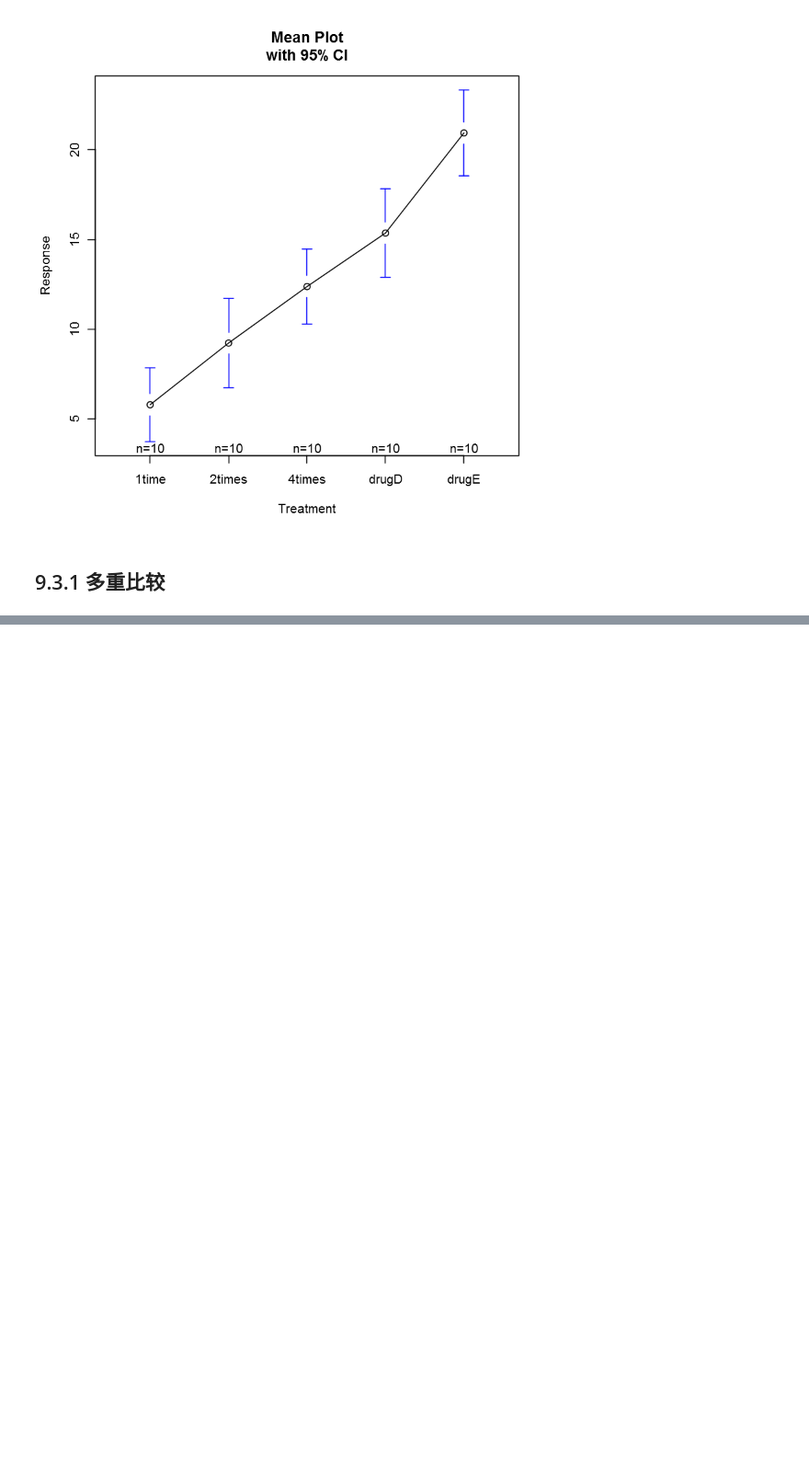
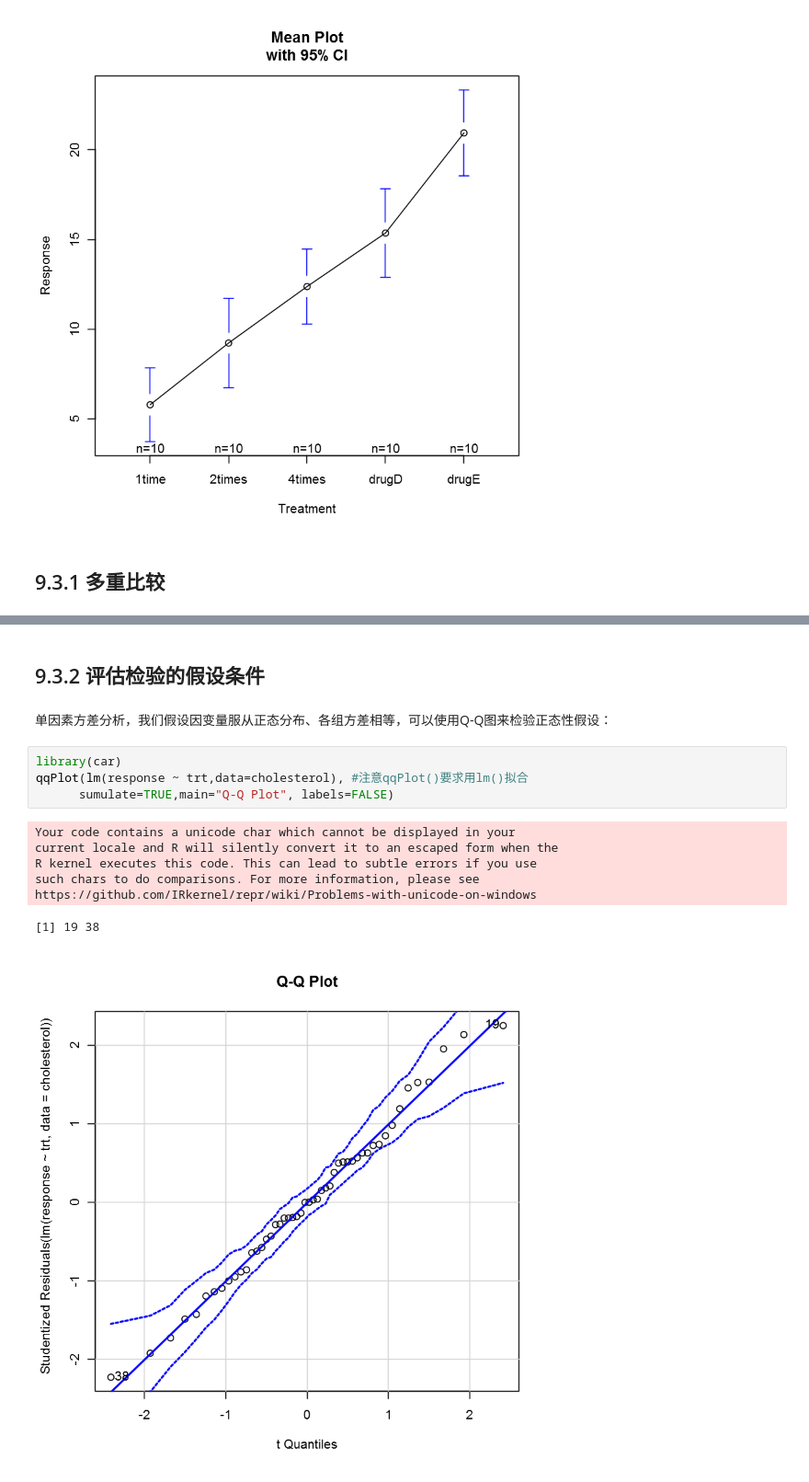
Before and after one commit to xiaowei3223/R-learning, a Jupyter notebook: 9 方差分析.ipynb, the cells around one changed output, grey strips where cells are left out. Shown at 92% size. Saved outputs shown, nothing was run; the diff lists cells and outputs as text; blank space fills up the shorter version.

```diff
--- a/9 方差分析.ipynb
+++ b/9 方差分析.ipynb
@@ -106,0 +165,16 @@ Warning message:
+# %% [markdown]
+## 9.3.2 评估检验的假设条件
+# %% [markdown]
+单因素方差分析，我们假设因变量服从正态分布、各组方差相等，可以使用Q-Q图来检验正态性假设：
+# %%
+library(car)
+qqPlot(lm(response ~ trt,data=cholesterol), #注意qqPlot()要求用lm()拟合
+      sumulate=TRUE,main="Q-Q Plot", labels=FALSE)
+# %% [output]
+Your code contains a unicode char which cannot be displayed in your
+current locale and R will silently convert it to an escaped form when the
+R kernel executes this code. This can lead to subtle errors if you use
+such chars to do comparisons. For more information, please see
+https://github.com/IRkernel/repr/wiki/Problems-with-unicode-on-windows
+[1] 19 38
+[figure, added]
```
Also changed, not shown: parts of 9 cells of this notebook, 2 other files.
